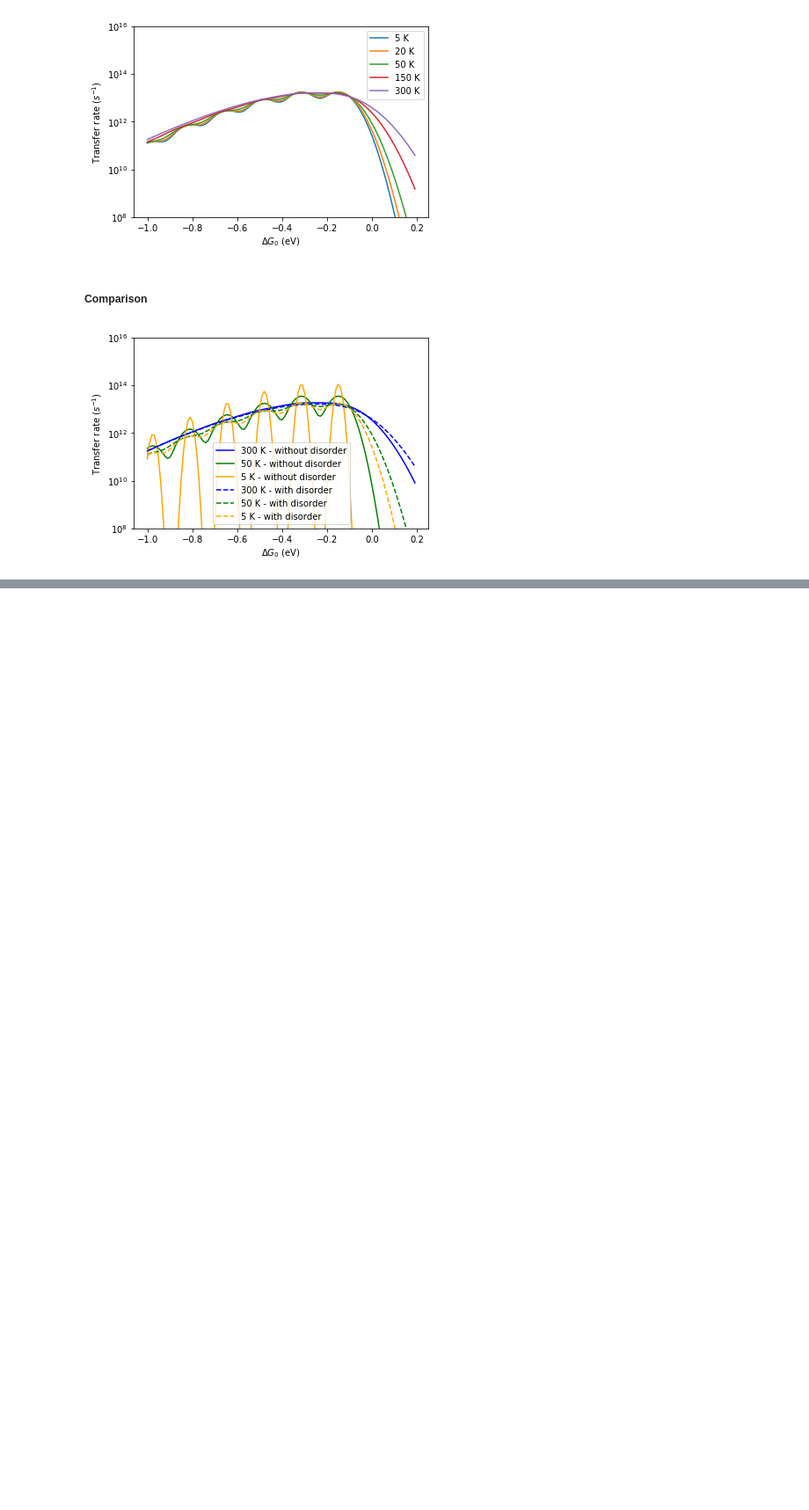
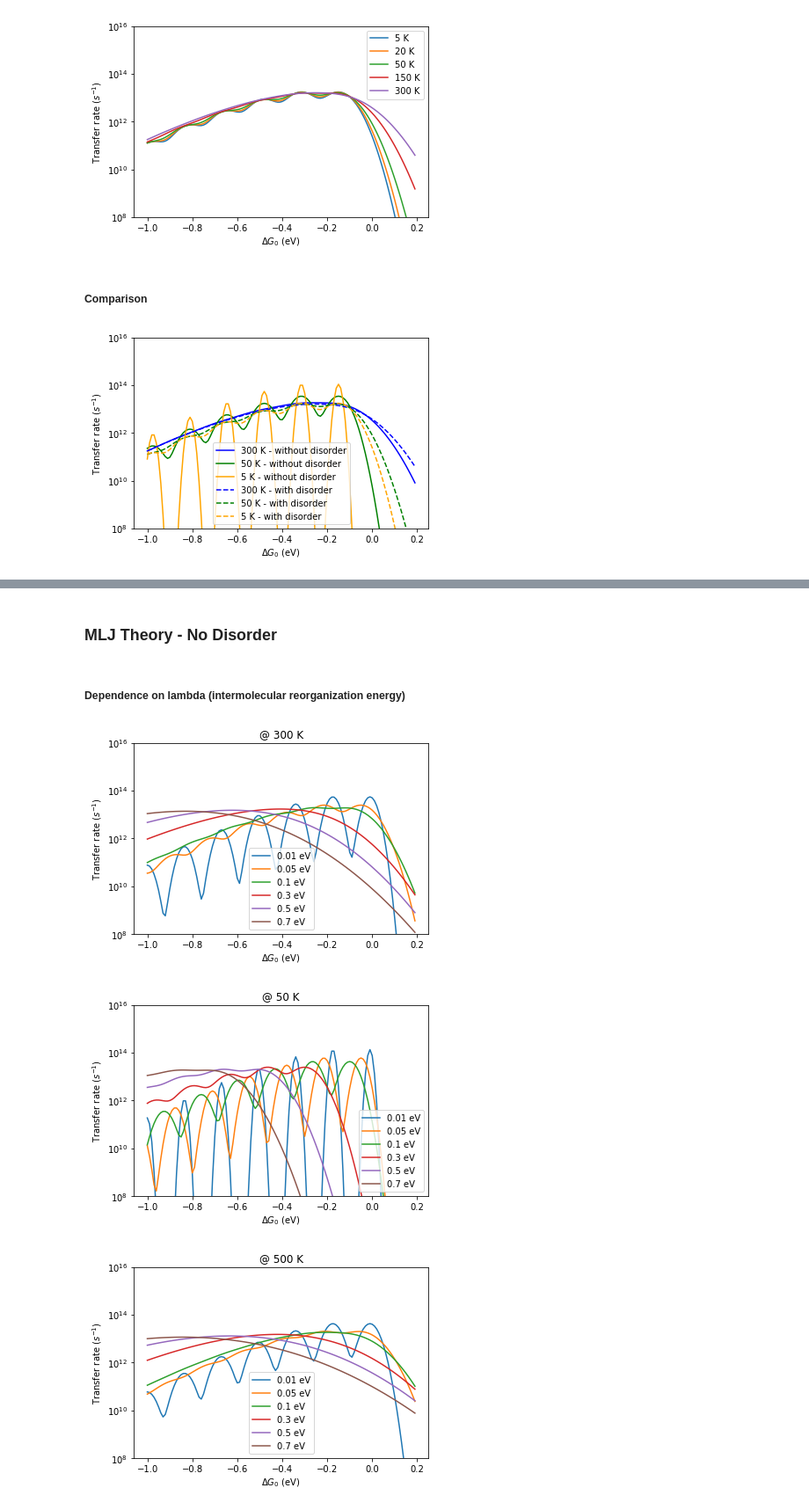
Before and after one commit to annajungbluth/Transition-Rates, a Jupyter notebook: Transition_Rates [Marcus vs. MLJ Theory].ipynb, the cells around one changed output, grey strips where cells are left out. Shown: that part at 88% size. Drawn from its saved outputs; the diff is of its cells as text; code cells hidden in the pictures; blank space fills up the shorter version.

```diff
--- a/Transition_Rates [Marcus vs. MLJ Theory].ipynb
+++ b/Transition_Rates [Marcus vs. MLJ Theory].ipynb
@@ -92,7 +92,7 @@ plt.show()
 # %% [markdown]
 ### Transfer Rates - Marcus Levich Jortner Theory
 # %%
-def MLJ_transfer_rates(del_G0_list, T):
+def MLJ_transfer_rates(del_G0_list, T, lam_o, S_i, hbar_w_i):
     MLJ_k_list = []
 
     for del_G0 in del_G0_list:
@@ -159,0 +249,38 @@ plt.show()
+# %% [markdown]
+### MLJ Theory - No Disorder
+# %% [markdown]
+##### Dependence on lambda (intermolecular reorganization energy)
+# %%
+for l_o in lam_list:
+    MLJ_k_list_l = MLJ_transfer_rates(del_G0_list, 300, l_o, S_i, hbar_w_i)
+    plt.semilogy(del_G0_list, MLJ_k_list_l, label=str(l_o)+' eV')
+plt.ylim(10**8, 10**16)
+plt.xlabel('$\Delta G_0$ (eV)')
+plt.ylabel('Transfer rate ($s^{-1}$)')
+plt.title('@ 300 K')
+plt.legend()
+plt.show()
+
+for l_o in lam_list:
+    MLJ_k_list_l = MLJ_transfer_rates(del_G0_list, 50, l_o, S_i, hbar_w_i)
+    plt.semilogy(del_G0_list, MLJ_k_list_l, label=str(l_o)+' eV')
+plt.ylim(10**8, 10**16)
+plt.xlabel('$\Delta G_0$ (eV)')
+plt.ylabel('Transfer rate ($s^{-1}$)')
+plt.title('@ 50 K')
+plt.legend()
+plt.show()
+
+for l_o in lam_list:
+    MLJ_k_list_l = MLJ_transfer_rates(del_G0_list, 500, l_o, S_i, hbar_w_i)
+    plt.semilogy(del_G0_list, MLJ_k_list_l, label=str(l_o)+' eV')
+plt.ylim(10**8, 10**16)
+plt.xlabel('$\Delta G_0$ (eV)')
+plt.ylabel('Transfer rate ($s^{-1}$)')
+plt.title('@ 500 K')
+plt.legend()
+plt.show()
+# %% [output]
+[figure, added]
+[figure, added]
+[figure, added]
```
Also changed, not shown: parts of 25 cells of this notebook.
